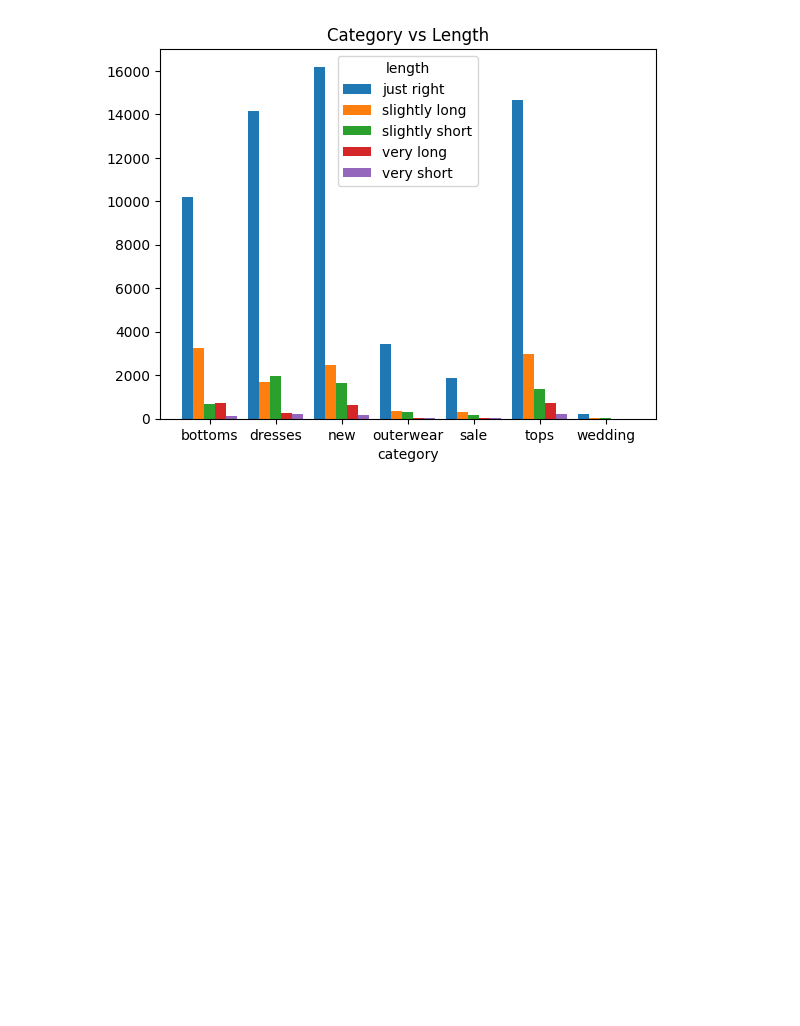
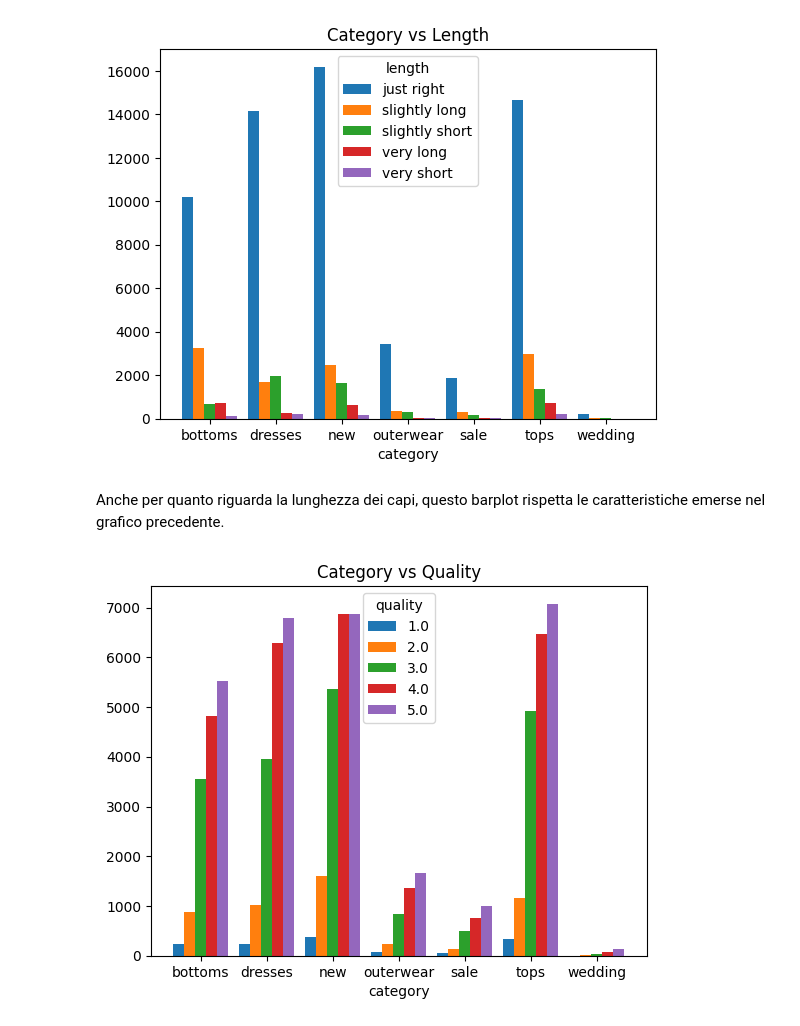
Before and after one commit to Matteo-Candi/Recommander-System, a Jupyter notebook: Dati.ipynb, the cells around one changed output. Cells and saved outputs as stored; diff of their text form; code cells hidden in the pictures; blank space fills up the shorter version.

```diff
--- a/new_main.ipynb
+++ b/Dati.ipynb
@@ -350,3 +364,10 @@ data = ModCloth.groupby('category').length.value_counts().unstack()
 comparative_barplot(data, 'Category vs Length', ['category', 'length'])
 # %% [output]
 [figure]
+# %% [markdown]
+Anche per quanto riguarda la lunghezza dei capi, questo barplot rispetta le caratteristiche emerse nel grafico precedente.
+# %%
+data = ModCloth.groupby('category').quality.value_counts().unstack()
+comparative_barplot(data, 'Category vs Quality', ['category', 'quality'])
+# %% [output]
+[figure, added]
```
Also changed, not shown: parts of 31 cells of this notebook, 3 other files.
